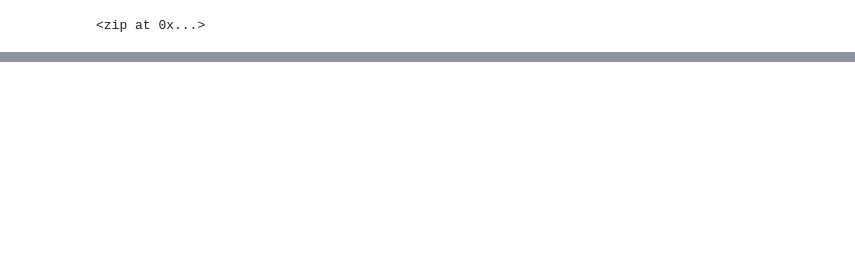
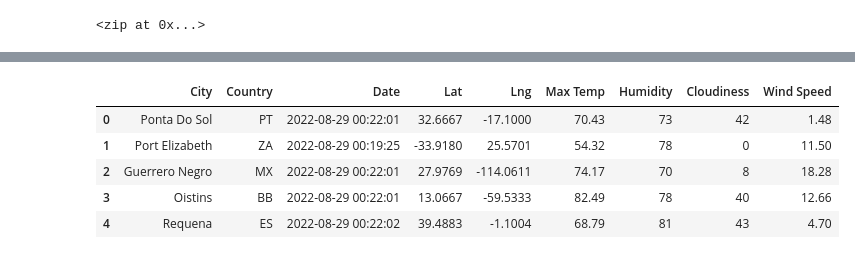
Before and after one commit to caseylee94/World_Weather_Analysis, a Jupyter notebook: WeatherPy.ipynb, the cells around one changed output, grey strips where cells are left out. Saved outputs shown, nothing was run; the diff lists cells and outputs as text; code cells hidden in the pictures; blank space fills up the shorter version.

```diff
--- a/WeatherPy.ipynb
+++ b/WeatherPy.ipynb
@@ -34,0 +167,14 @@ len(cities)
+# %%
+# Reorder the columns
+
+new_column_order = ["City", "Country", "Date", "Lat", "Lng", "Max Temp", "Humidity", "Cloudiness", "Wind Speed"]
+city_data_df = city_data_df[new_column_order]
+
+city_data_df.head()
+# %% [output]
+|  | City | Country | Date | Lat | Lng | Max Temp | Humidity | Cloudiness | Wind Speed |
+| 0 | Ponta Do Sol | PT | 2022-08-29 00:22:01 | 32.6667 | -17.1000 | 70.43 | 73 | 42 | 1.48 |
+| 1 | Port Elizabeth | ZA | 2022-08-29 00:19:25 | -33.9180 | 25.5701 | 54.32 | 78 | 0 | 11.50 |
+| 2 | Guerrero Negro | MX | 2022-08-29 00:22:01 | 27.9769 | -114.0611 | 74.17 | 70 | 8 | 18.28 |
+| 3 | Oistins | BB | 2022-08-29 00:22:01 | 13.0667 | -59.5333 | 82.49 | 78 | 40 | 12.66 |
+| 4 | Requena | ES | 2022-08-29 00:22:02 | 39.4883 | -1.1004 | 68.79 | 81 | 43 | 4.70 |
```
Also changed, not shown: parts of 9 cells of this notebook, 3 other files.
